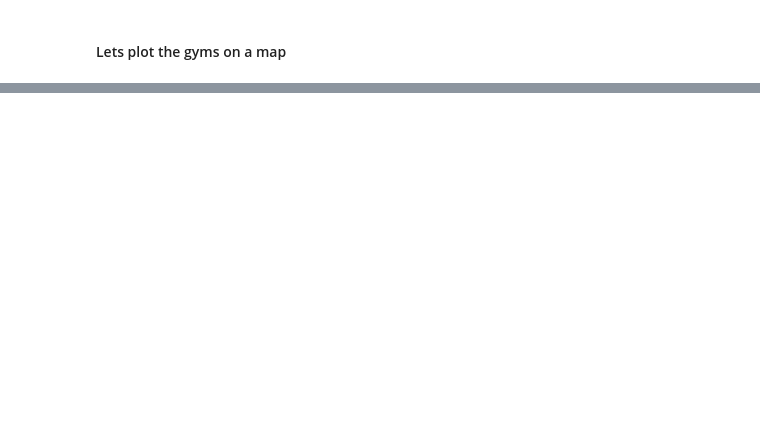
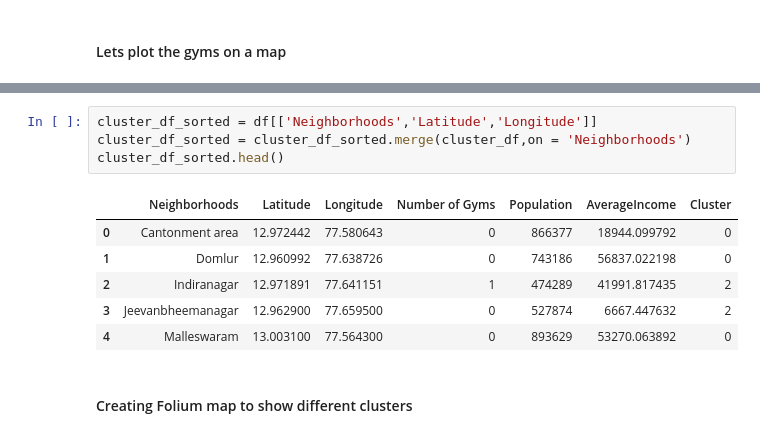
Before and after one commit to utkarshchoubeycs/IBM-Data-Science-Capstone, a Jupyter notebook: Capstone-Final-Project.ipynb, the cells around one changed output, grey strips where cells are left out. Drawn from its saved outputs; the diff is of its cells as text; blank space fills up the shorter version.

```diff
--- a/Capstone-Final-Project.ipynb
+++ b/Capstone-Final-Project.ipynb
@@ -554,0 +568,13 @@ plt.show()
+# %%
+cluster_df_sorted = df[['Neighborhoods','Latitude','Longitude']]
+cluster_df_sorted = cluster_df_sorted.merge(cluster_df,on = 'Neighborhoods')
+cluster_df_sorted.head()
+# %% [output]
+|  | Neighborhoods | Latitude | Longitude | Number of Gyms | Population | AverageIncome | Cluster |
+| 0 | Cantonment area | 12.972442 | 77.580643 | 0 | 866377 | 18944.099792 | 0 |
+| 1 | Domlur | 12.960992 | 77.638726 | 0 | 743186 | 56837.022198 | 0 |
+| 2 | Indiranagar | 12.971891 | 77.641151 | 1 | 474289 | 41991.817435 | 2 |
+| 3 | Jeevanbheemanagar | 12.962900 | 77.659500 | 0 | 527874 | 6667.447632 | 2 |
+| 4 | Malleswaram | 13.003100 | 77.564300 | 0 | 893629 | 53270.063892 | 0 |
+# %% [markdown]
+#### Creating Folium map to show different clusters
```
Also changed, not shown: parts of 34 cells of this notebook.
